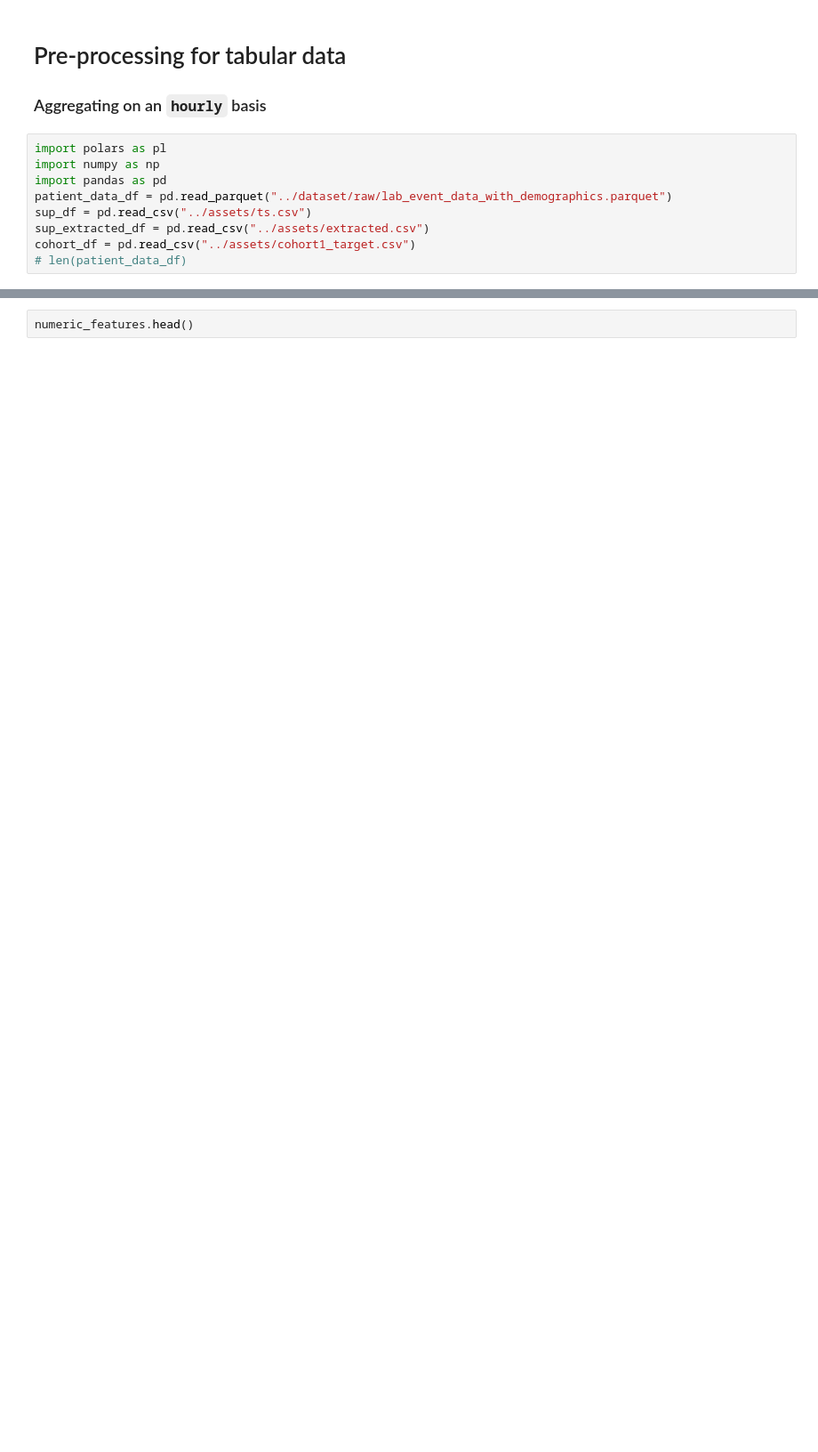
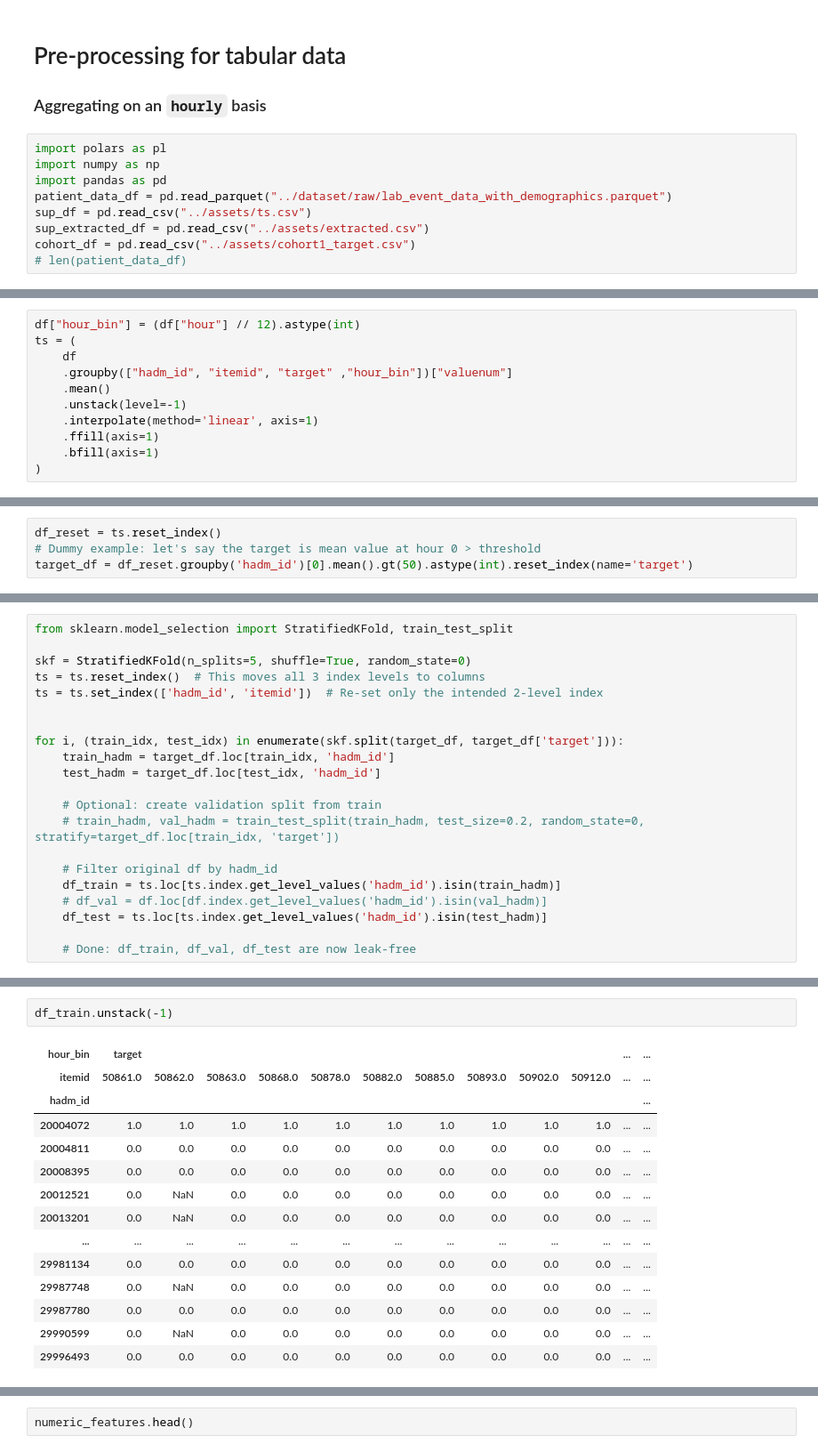
Before and after one commit to Crazz-Zaac/informative-missingness, a Jupyter notebook: project/notebooks/exp_2025.ipynb, the cells around one changed output, grey strips where cells are left out. Shown at 89% size. Cells and saved outputs as stored; diff of their text form; blank space fills up the shorter version.

```diff
--- a/project/notebooks/exp_2025.ipynb
+++ b/project/notebooks/exp_2025.ipynb
@@ -403,0 +240,11 @@ len(patient_data_df['hadm_id'].unique())  # Number of unique admissions in the p
+# %%
+df["hour_bin"] = (df["hour"] // 12).astype(int)
+ts = (
+    df
+    .groupby(["hadm_id", "itemid", "target" ,"hour_bin"])["valuenum"]
+    .mean()
+    .unstack(level=-1)
+    .interpolate(method='linear', axis=1)
+    .ffill(axis=1)
+    .bfill(axis=1)
+)
@@ -403,0 +270,4 @@ len(patient_data_df['hadm_id'].unique())  # Number of unique admissions in the p
+# %%
+df_reset = ts.reset_index()
+# Dummy example: let's say the target is mean value at hour 0 > threshold
+target_df = df_reset.groupby('hadm_id')[0].mean().gt(50).astype(int).reset_index(name='target')
@@ -403,0 +284,21 @@ len(patient_data_df['hadm_id'].unique())  # Number of unique admissions in the p
+# %%
+from sklearn.model_selection import StratifiedKFold, train_test_split
+
+skf = StratifiedKFold(n_splits=5, shuffle=True, random_state=0)
+ts = ts.reset_index()  # This moves all 3 index levels to columns
+ts = ts.set_index(['hadm_id', 'itemid'])  # Re-set only the intended 2-level index
+
+
+for i, (train_idx, test_idx) in enumerate(skf.split(target_df, target_df['target'])):
+    train_hadm = target_df.loc[train_idx, 'hadm_id']
+    test_hadm = target_df.loc[test_idx, 'hadm_id']
+
+    # Optional: create validation split from train
+    # train_hadm, val_hadm = train_test_split(train_hadm, test_size=0.2, random_state=0, stratify=target_df.loc[train_idx, 'target'])
+
+    # Filter original df by hadm_id
+    df_train = ts.loc[ts.index.get_level_values('hadm_id').isin(train_hadm)]
+    # df_val = df.loc[df.index.get_level_values('hadm_id').isin(val_hadm)]
+    df_test = ts.loc[ts.index.get_level_values('hadm_id').isin(test_hadm)]
+
+    # Done: df_train, df_val, df_test are now leak-free
@@ -403,0 +311,17 @@ len(patient_data_df['hadm_id'].unique())  # Number of unique admissions in the p
+# %%
+df_train.unstack(-1)
+# %% [output]
+| hour_bin | target |  |  |  |  |  |  |  |  |  | ... | ... |
+| itemid | 50861.0 | 50862.0 | 50863.0 | 50868.0 | 50878.0 | 50882.0 | 50885.0 | 50893.0 | 50902.0 | 50912.0 | ... | ... |
+| hadm_id |  |  |  |  |  |  |  |  |  |  |  | ... |
+| 20004072 | 1.0 | 1.0 | 1.0 | 1.0 | 1.0 | 1.0 | 1.0 | 1.0 | 1.0 | 1.0 | ... | ... |
+| 20004811 | 0.0 | 0.0 | 0.0 | 0.0 | 0.0 | 0.0 | 0.0 | 0.0 | 0.0 | 0.0 | ... | ... |
+| 20008395 | 0.0 | 0.0 | 0.0 | 0.0 | 0.0 | 0.0 | 0.0 | 0.0 | 0.0 | 0.0 | ... | ... |
+| 20012521 | 0.0 | NaN | 0.0 | 0.0 | 0.0 | 0.0 | 0.0 | 0.0 | 0.0 | 0.0 | ... | ... |
+| 20013201 | 0.0 | NaN | 0.0 | 0.0 | 0.0 | 0.0 | 0.0 | 0.0 | 0.0 | 0.0 | ... | ... |
+| ... | ... | ... | ... | ... | ... | ... | ... | ... | ... | ... | ... | ... |
+| 29981134 | 0.0 | 0.0 | 0.0 | 0.0 | 0.0 | 0.0 | 0.0 | 0.0 | 0.0 | 0.0 | ... | ... |
+| 29987748 | 0.0 | NaN | 0.0 | 0.0 | 0.0 | 0.0 | 0.0 | 0.0 | 0.0 | 0.0 | ... | ... |
+| 29987780 | 0.0 | 0.0 | 0.0 | 0.0 | 0.0 | 0.0 | 0.0 | 0.0 | 0.0 | 0.0 | ... | ... |
+| 29990599 | 0.0 | NaN | 0.0 | 0.0 | 0.0 | 0.0 | 0.0 | 0.0 | 0.0 | 0.0 | ... | ... |
+| 29996493 | 0.0 | 0.0 | 0.0 | 0.0 | 0.0 | 0.0 | 0.0 | 0.0 | 0.0 | 0.0 | ... | ... |
```
Also changed, not shown: parts of 31 cells of this notebook, 3 other files.
